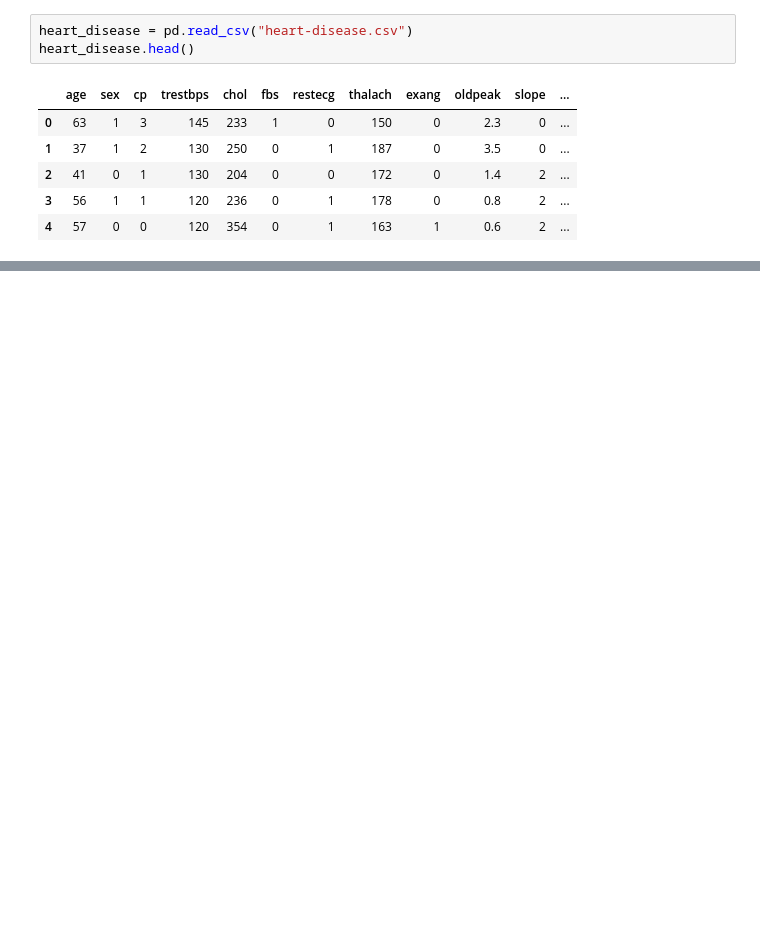
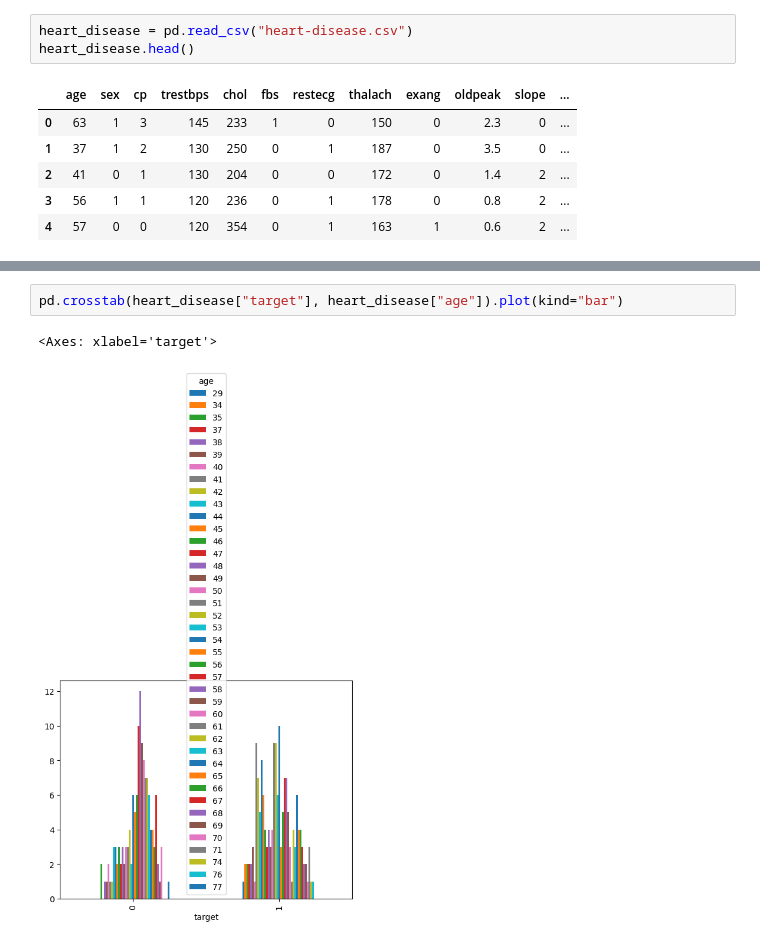
Before and after one commit to AliAbdallah454/ZTMMlCourse, a Jupyter notebook: section11Project/end-to-end-heart-disease-project.ipynb, the cells around one changed output, grey strips where cells are left out. Saved outputs shown, nothing was run; the diff lists cells and outputs as text; blank space fills up the shorter version.

```diff
--- a/section11Project/end-to-end-heart-disease-project.ipynb
+++ b/section11Project/end-to-end-heart-disease-project.ipynb
@@ -38,0 +121,5 @@ heart_disease.head()
+# %%
+pd.crosstab(heart_disease["target"], heart_disease["age"]).plot(kind="bar")
+# %% [output]
+<Axes: xlabel='target'>
+[figure, added]
```
Also changed, not shown: parts of 68 cells of this notebook.
